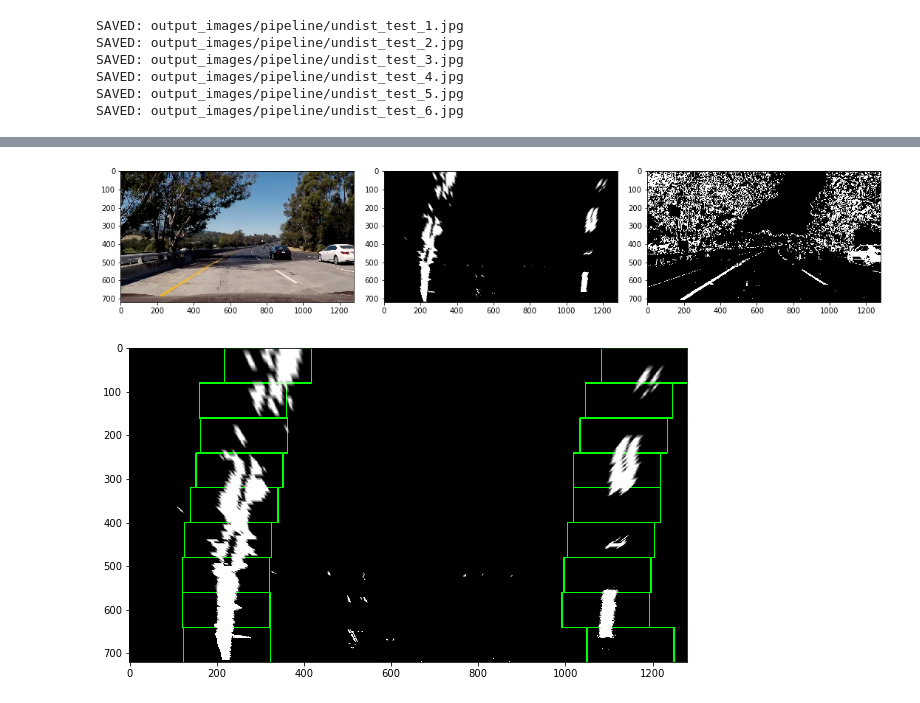
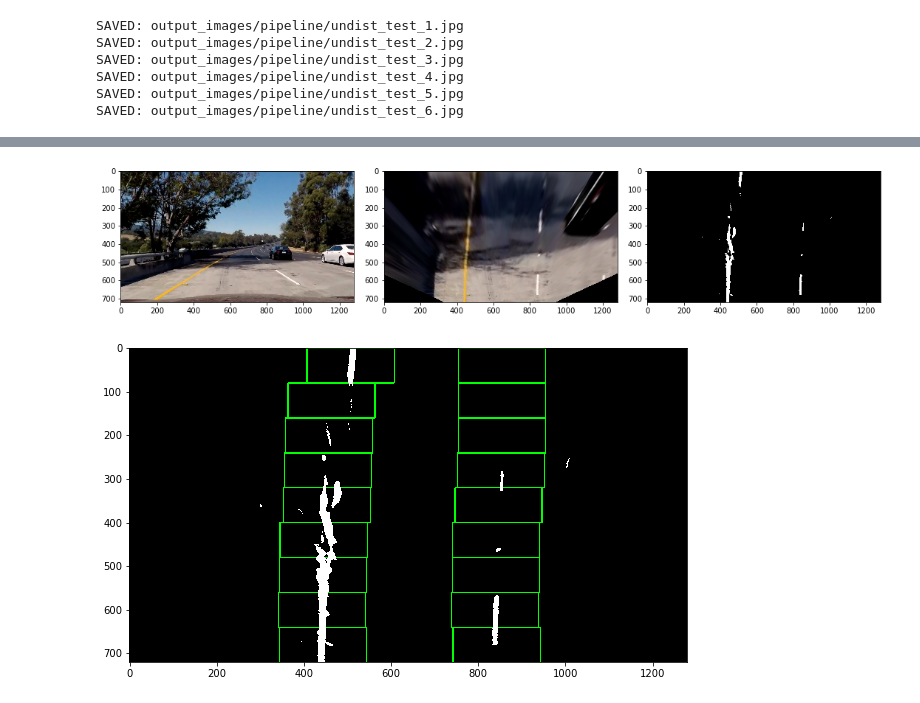
Before and after one commit to bentocin/sdcnd_advanced_lane_lines, a Jupyter notebook: P4_Advanced_Lane_Finding.ipynb, the cells around one changed output, grey strips where cells are left out. Saved outputs shown, nothing was run; the diff lists cells and outputs as text; code cells hidden in the pictures.

```diff
--- a/P4_Advanced_Lane_Finding.ipynb
+++ b/P4_Advanced_Lane_Finding.ipynb
@@ -305,7 +316,7 @@ images = glob.glob("test_images/straight_lines*.jpg")
 plt.figure(figsize=(15,15))
 
 # Proposal for source points of warp function
-src = [[190,720], [577,460], [708,460], [1126,720]]
+src = [[250,680], [577,460], [708,460], [1055,680]]
 
 # Loop over the images
 for idx, file_name in enumerate(images):
@@ -351,17 +362,17 @@ for idx, file_name in enumerate(images):
     plt.imshow(img_warped)
     plt.title("Warped", fontsize=20)
 
-    # Get region of interest
-    img_roi = region_of_interest(img_warped)
+    # Filter for lane lines
+    img_filtered = filter_lane_lines(img_warped)
     plt.subplot(4, len(images), idx+5)
-    plt.imshow(img_roi)
-    plt.title("ROI", fontsize=20)
-
-    # Filter for lane lines
-    img_filtered = filter_lane_lines(img_roi)
-    plt.subplot(4, len(images), idx+7)
     plt.imshow(img_filtered, cmap="gray")
     plt.title("Filtered", fontsize=20)
+
+    # Get region of interest
+    img_roi = region_of_interest(img_filtered)
+    plt.subplot(4, len(images), idx+7)
+    plt.imshow(img_roi, cmap="gray")
+    plt.title("ROI", fontsize=20)
 
 plt.tight_layout()
 plt.show()
@@ -389,35 +400,35 @@ def test_pipeline(img):
     # Undistort image
     img_undist = undistort(img, mtx, dist)
 
+    # Transform perspective
+    img_warped = transform_bird_perspective(img_undist)
+
     # Filter for lane lines
-    img_filtered = filter_lane_lines(img_undist)
-
-    # Transform perspective
-    img_warped = transform_bird_perspective(img_filtered)
+    img_filtered = filter_lane_lines(img_warped)
 
     # Get region of interest
-    img_roi = region_of_interest(img_warped)
+    img_roi = region_of_interest(img_filtered)
 
-    return img_roi, img_filtered, img_undist
+    return img_roi, img_warped, img_undist
 # %%
 # Check pipeline on test images
 # Load test iamges
 file_name = "test_images/test5.jpg"
 # Read in image and convert it to RGB
 img = read_img(file_name)
 # Undistort the test images
-roi, binary, undist = test_pipeline(img)
+roi, warp, undist = test_pipeline(img)
 fig = plt.figure(figsize=(15,15))
 plt.subplot(131)
-plt.imshow(img)
+plt.imshow(undist)
 plt.subplot(132)
+plt.imshow(warp)
+plt.subplot(133)
 plt.imshow(roi, cmap="gray")
-plt.subplot(133)
-plt.imshow(binary, cmap="gray")
 plt.tight_layout()
 plt.show()
 # %% [output]
-[figure, old version]
+[figure, new version]
 # %%
 # Get the starting positions of the left and right lane
 def find_lane_start_positions(binary_img):
@@ -522,14 +533,15 @@ def convert_pixel_to_real(x_pos, y_pos):
 
     return x_pos*xm_per_pix, y_pos*ym_per_pix
 # %%
-xr,yr,outr = find_lane_from_start(roi, 9, 1150)
-xl,yl,outl = find_lane_from_start(roi, 9, 224)
+left_start, right_start = find_lane_start_positions(roi)
+xr,yr,outr = find_lane_from_start(roi, 9, left_start)
+xl,yl,outl = find_lane_from_start(roi, 9, right_start)
 out = np.bitwise_or(outl,outr)
 plt.figure(figsize=(10,10))
 plt.imshow(out)
 plt.show()
 # %% [output]
-[figure, old version]
+[figure, new version]
 # %%
 _, leftx, lefty = fit_polynomial(roi,xl,yl)
 _, rightx, righty = fit_polynomial(roi,xr,yr)
```
Also changed, not shown: parts of 17 cells of this notebook, 16 other files.
